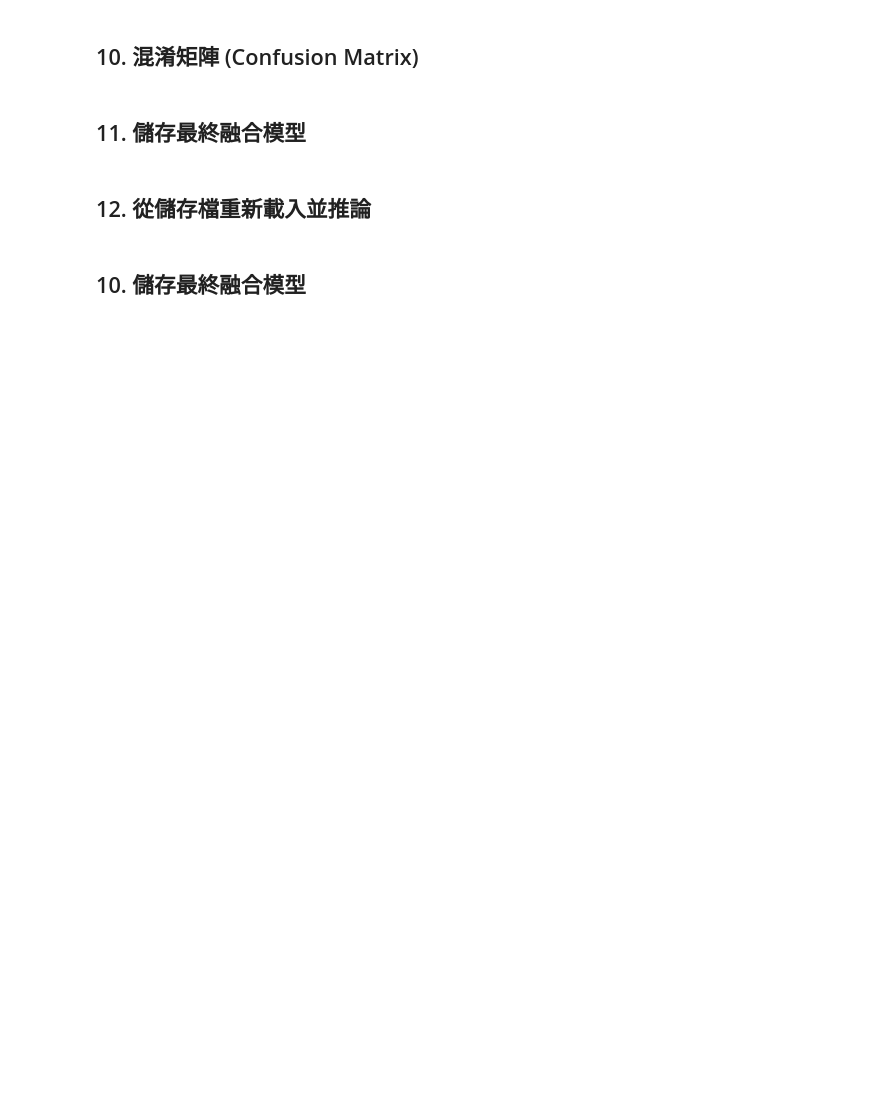
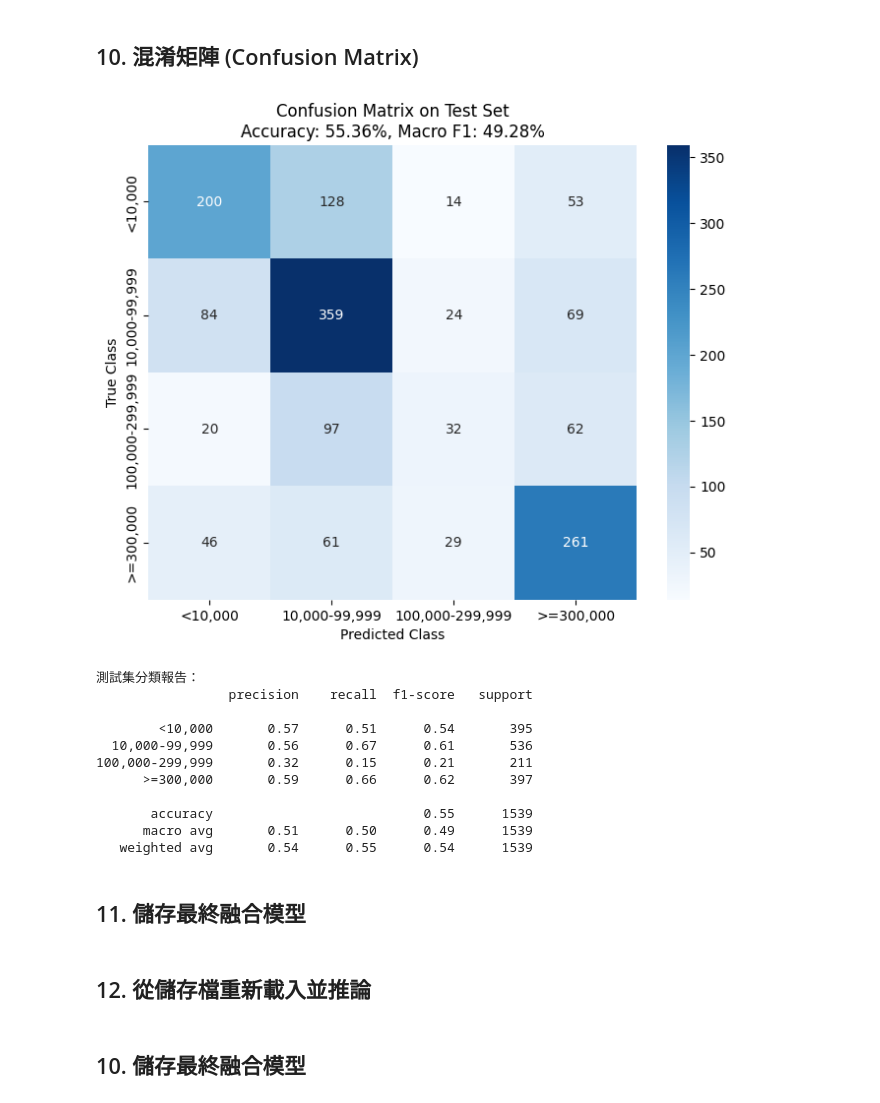
Before and after one commit to yitingCurry/DL_Final_Project, a Jupyter notebook: title_other_fusion_model.ipynb, the cells around one changed output. Cells and saved outputs as stored; diff of their text form; code cells hidden in the pictures; blank space fills up the shorter version.

```diff
--- a/title_other_fusion_model.ipynb
+++ b/title_other_fusion_model.ipynb
@@ -394,17 +394,23 @@ Updated MLP_INPUT_DIM: 24
 # %%
 from sklearn.model_selection import train_test_split
 
-# Split data into training and validation sets
+# First, split the data into a temporary training set and a test set (e.g., 70% train+val, 15% test)
+temp_titles, test_titles, temp_features, test_features, temp_labels, test_labels = \
+    train_test_split(all_titles, all_features, all_labels, test_size=0.15, random_state=42, stratify=all_labels)
+
+# Then, split the temporary training set into actual training and validation sets (e.g., 70% of original for train, 15% for val)
 train_titles, val_titles, train_features, val_features, train_labels, val_labels = \
-    train_test_split(all_titles, all_features, all_labels, test_size=0.2, random_state=42, stratify=all_labels)
+    train_test_split(temp_titles, temp_features, temp_labels, test_size=(0.15/(0.7+0.15)), random_state=42, stratify=temp_labels)
 
-print(f"Train samples: {len(train_titles)}, Val samples: {len(val_titles)}")
+print(f"Train samples: {len(train_titles)}, Val samples: {len(val_titles)}, Test samples: {len(test_titles)}")
 
-# Generate SBERT embeddings for train and validation titles
+# Generate SBERT embeddings for train, validation, and test titles
 print("Generating SBERT embeddings for training titles...")
 train_title_embeddings = sbert_encoder.encode(train_titles, convert_to_tensor=True, device=str(device)).cpu().numpy()
 print("Generating SBERT embeddings for validation titles...")
 val_title_embeddings = sbert_encoder.encode(val_titles, convert_to_tensor=True, device=str(device)).cpu().numpy()
+print("Generating SBERT embeddings for test titles...")
+test_title_embeddings = sbert_encoder.encode(test_titles, convert_to_tensor=True, device=str(device)).cpu().numpy()
 
 print("SBERT embeddings generated.")
 # %% [output]
@@ -575,7 +580,9 @@ Train size: 9636, Val size: 2410
 # %%
 train_ds = TitleFeatureDataset(train_title_embeddings, train_features, train_labels)
 val_ds   = TitleFeatureDataset(val_title_embeddings,   val_features,   val_labels)
+test_ds  = TitleFeatureDataset(test_title_embeddings,  test_features,  test_labels) # Add test dataset
 train_dl = DataLoader(train_ds, batch_size=BATCH_SIZE, shuffle=True)
 val_dl   = DataLoader(val_ds,   batch_size=BATCH_SIZE, shuffle=False)
+test_dl  = DataLoader(test_ds,  batch_size=BATCH_SIZE, shuffle=False) # Add test dataloader
 
-print(f"Train size: {len(train_ds)}, Val size: {len(val_ds)}")
+print(f"Train size: {len(train_ds)}, Val size: {len(val_ds)}, Test size: {len(test_ds)}")
@@ -602,39 +624,56 @@ print(f"\n最佳 Val Acc: {best_val_acc:.2%}")
 # %% [markdown]
 ## 10. 混淆矩陣 (Confusion Matrix)
 # %%
-from sklearn.metrics import confusion_matrix, classification_report
+from sklearn.metrics import confusion_matrix, classification_report, accuracy_score, f1_score
 import seaborn as sns
 import matplotlib.pyplot as plt
 
-# 獲取驗證集上的預測結果
-val_preds_list = []
-val_labels_list = []
+# 獲取測試集上的預測結果
+test_preds_list = []
+test_labels_list = []
 
 fused_model.eval()
 with torch.no_grad():
-    for title_emb, feats, labels in val_dl:
+    for title_emb, feats, labels in test_dl:
         title_emb, feats, labels = title_emb.to(device), feats.to(device), labels.to(device)
         logits = fused_model(title_emb, feats)
         preds = torch.argmax(logits, dim=1)
-        val_preds_list.extend(preds.cpu().numpy())
-        val_labels_list.extend(labels.cpu().numpy())
+        test_preds_list.extend(preds.cpu().numpy())
+        test_labels_list.extend(labels.cpu().numpy())
 
 # 計算混淆矩陣
-cm = confusion_matrix(val_labels_list, val_preds_list)
+cm = confusion_matrix(test_labels_list, test_preds_list)
+
+# 計算整體準確度 (Accuracy) 和 Macro F1-score
+accuracy = accuracy_score(test_labels_list, test_preds_list)
+f1_macro = f1_score(test_labels_list, test_preds_list, average='macro')
 
 # 繪製混淆矩陣
 plt.figure(figsize=(8, 6))
 sns.heatmap(cm, annot=True, fmt='d', cmap='Blues',
             xticklabels=[CLASS_LABELS[str(i)] for i in sorted(CLASS_LABELS.keys())],
             yticklabels=[CLASS_LABELS[str(i)] for i in sorted(CLASS_LABELS.keys())])
-plt.xlabel('預測類別')
-plt.ylabel('真實類別')
-plt.title('混淆矩陣')
+plt.xlabel('Predicted Class')
+plt.ylabel('True Class')
+plt.title(f'Confusion Matrix on Test Set\nAccuracy: {accuracy:.2%}, Macro F1: {f1_macro:.2%}')
 plt.show()
 
 # 打印分類報告
-print("分類報告：")
-print(classification_report(val_labels_list, val_preds_list, target_names=[CLASS_LABELS[str(i)] for i in sorted(CLASS_LABELS.keys())]))
+print("測試集分類報告：")
+print(classification_report(test_labels_list, test_preds_list, target_names=[CLASS_LABELS[str(i)] for i in sorted(CLASS_LABELS.keys())]))
+# %% [output]
+[figure, added]
+測試集分類報告：
+                 precision    recall  f1-score   support
+
+        <10,000       0.57      0.51      0.54       395
+  10,000-99,999       0.56      0.67      0.61       536
+100,000-299,999       0.32      0.15      0.21       211
+      >=300,000       0.59      0.66      0.62       397
+
+       accuracy                           0.55      1539
+      macro avg       0.51      0.50      0.49      1539
+   weighted avg       0.54      0.55      0.54      1539
 # %% [markdown]
 ## 11. 儲存最終融合模型
 # %% [markdown]
```
Also changed, not shown: parts of 7 cells of this notebook.
